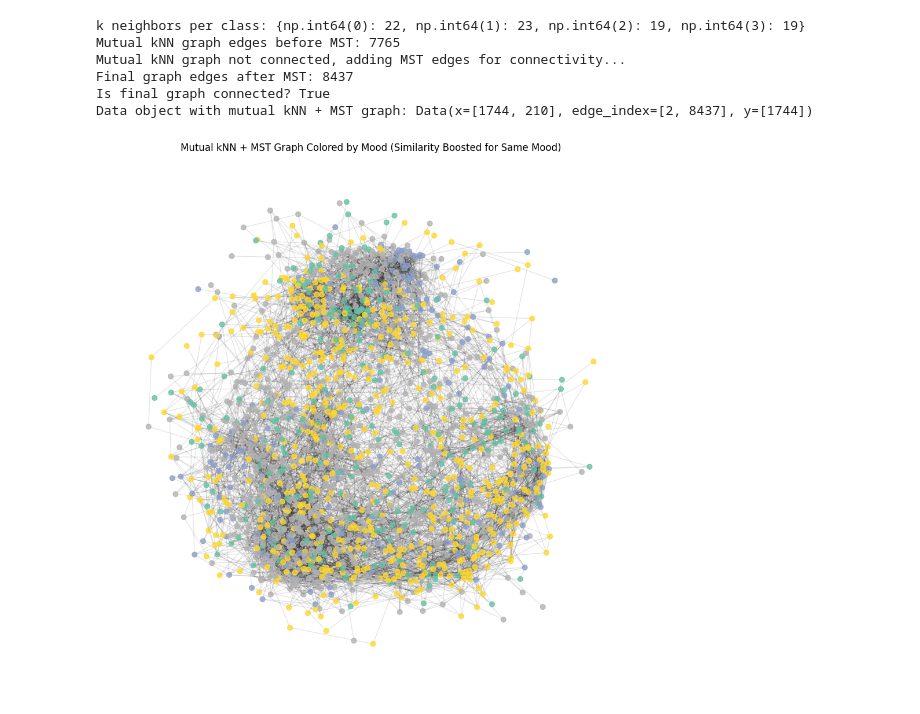
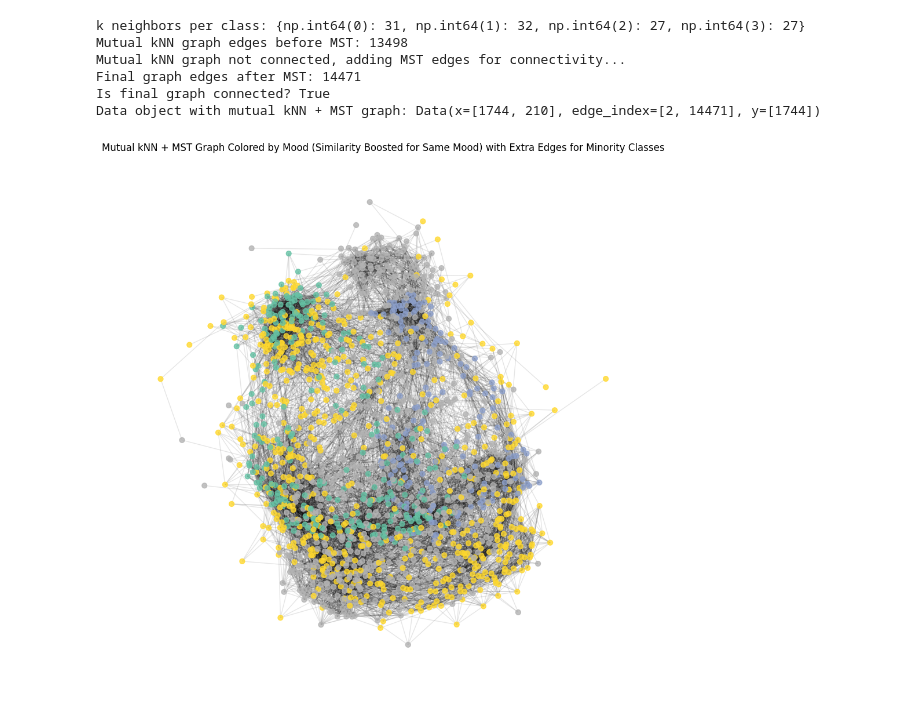
Before and after one commit to dobbydobri/SongMoodPredictor, a Jupyter notebook: notebooks/01_data_preparation.ipynb, the cells around one changed output. Cells and saved outputs as stored; diff of their text form; code cells hidden in the pictures.

```diff
--- a/notebooks/01_data_preparation.ipynb
+++ b/notebooks/01_data_preparation.ipynb
@@ -112,15 +116,6 @@ print(merged_df[['track_id', 'valence_mean', 'arousal_mean', 'valence_norm', 'ar
 8     1007           5.2           5.4      0.529412      0.584615  happy
 9     1008           6.0           5.4      0.647059      0.584615  happy
 # %%
-import numpy as np
-import torch
-import networkx as nx
-import matplotlib.pyplot as plt
-from sklearn.preprocessing import StandardScaler
-from sklearn.metrics.pairwise import cosine_similarity
-from sklearn.preprocessing import LabelEncoder
-from torch_geometric.data import Data
-
 # Assuming merged_df is ready and you excluded columns as before:
 exclude_cols = [
     'track_id', 'valence_mean', 'valence_std',
@@ -150,8 +145,8 @@ total_samples = len(labels_encoded)
 class_freq = {c: count / total_samples for c, count in zip(unique_classes, counts)}
 
 # Define min and max k
-min_k = 10
-max_k = 25
+min_k = 15  #10
+max_k = 35  #25
 
 # Compute per-class k based on inverse frequency (rarer class → higher k)
 k_per_class = {}
@@ -167,7 +162,7 @@ for i in range(num_nodes):
     for j in range(i + 1, num_nodes):
         if labels_encoded[i] == labels_encoded[j]:
             # Boost similarity if same mood
-            adjusted_similarity[i, j] *= 1.2
+            adjusted_similarity[i, j] *= 2
             adjusted_similarity[j, i] = adjusted_similarity[i, j]
         else:
             # Leave similarity as is or optionally scale down slightly (not applied here)
@@ -191,6 +186,17 @@ for i in range(num_nodes):
         if i in top_k_neighbors[j]:  # mutual condition
             edge = tuple(sorted((i, j)))
             mutual_knn_edges.add(edge)
+
+# Add extra edges for minority class nodes
+minority_class_nodes = [i for i in range(num_nodes) if class_freq[labels_encoded[i]] < 0.3]  # Arbitrary threshold
+
+for node in minority_class_nodes:
+    # Explicitly add edges from minority class node to its top-5 neighbors
+    sim_scores = adjusted_similarity[node].copy()
+    sim_scores[node] = -1  # Exclude self
+    neighbors = np.argsort(sim_scores)[::-1][:5]  # Get top-5 neighbors
+    for neighbor in neighbors:
+        mutual_knn_edges.add(tuple(sorted((node, neighbor))))
 
 print(f"Mutual kNN graph edges before MST: {len(mutual_knn_edges)}")
 
@@ -214,37 +220,37 @@ if not nx.is_connected(G):
     for edge in mst.edges():
         if not G.has_edge(*edge):
             G.add_edge(*edge)
 
 print(f"Final graph edges after MST: {G.number_of_edges()}")
 print(f"Is final graph connected? {nx.is_connected(G)}")
 
 # Prepare PyTorch Geometric data object
 edge_index = torch.tensor(list(G.edges()), dtype=torch.long).t().contiguous()
 X_tensor = torch.tensor(X_normalized, dtype=torch.float)
 labels_tensor = torch.tensor(labels_encoded, dtype=torch.long)
 
 data = Data(x=X_tensor, edge_index=edge_index, y=labels_tensor)
 print(f"Data object with mutual kNN + MST graph: {data}")
 
 # Visualize graph colored by mood
 unique_moods = np.unique(labels)
 color_map = plt.get_cmap('Set2', len(unique_moods))
 mood_to_color = {mood: color_map(i) for i, mood in enumerate(unique_moods)}
 node_colors = [mood_to_color[mood] for mood in labels]
 
 plt.figure(figsize=(12, 12))
 pos = nx.spring_layout(G, seed=42, k=0.15)
 nx.draw_networkx_nodes(G, pos, node_color=node_colors, node_size=40, alpha=0.8)
 nx.draw_networkx_edges(G, pos, alpha=0.1)
-plt.title("Mutual kNN + MST Graph Colored by Mood (Similarity Boosted for Same Mood)")
+plt.title("Mutual kNN + MST Graph Colored by Mood (Similarity Boosted for Same Mood) with Extra Edges for Minority Classes")
 plt.axis('off')
 plt.show()
 # %% [output]
-k neighbors per class: {np.int64(0): 22, np.int64(1): 23, np.int64(2): 19, np.int64(3): 19}
-Mutual kNN graph edges before MST: 7765
+k neighbors per class: {np.int64(0): 31, np.int64(1): 32, np.int64(2): 27, np.int64(3): 27}
+Mutual kNN graph edges before MST: 13498
 Mutual kNN graph not connected, adding MST edges for connectivity...
-Final graph edges after MST: 8437
+Final graph edges after MST: 14471
 Is final graph connected? True
-Data object with mutual kNN + MST graph: Data(x=[1744, 210], edge_index=[2, 8437], y=[1744])
+Data object with mutual kNN + MST graph: Data(x=[1744, 210], edge_index=[2, 14471], y=[1744])
-[figure, old version]
+[figure, new version]
 # %%
```
Also changed, not shown: parts of 13 cells of this notebook.
